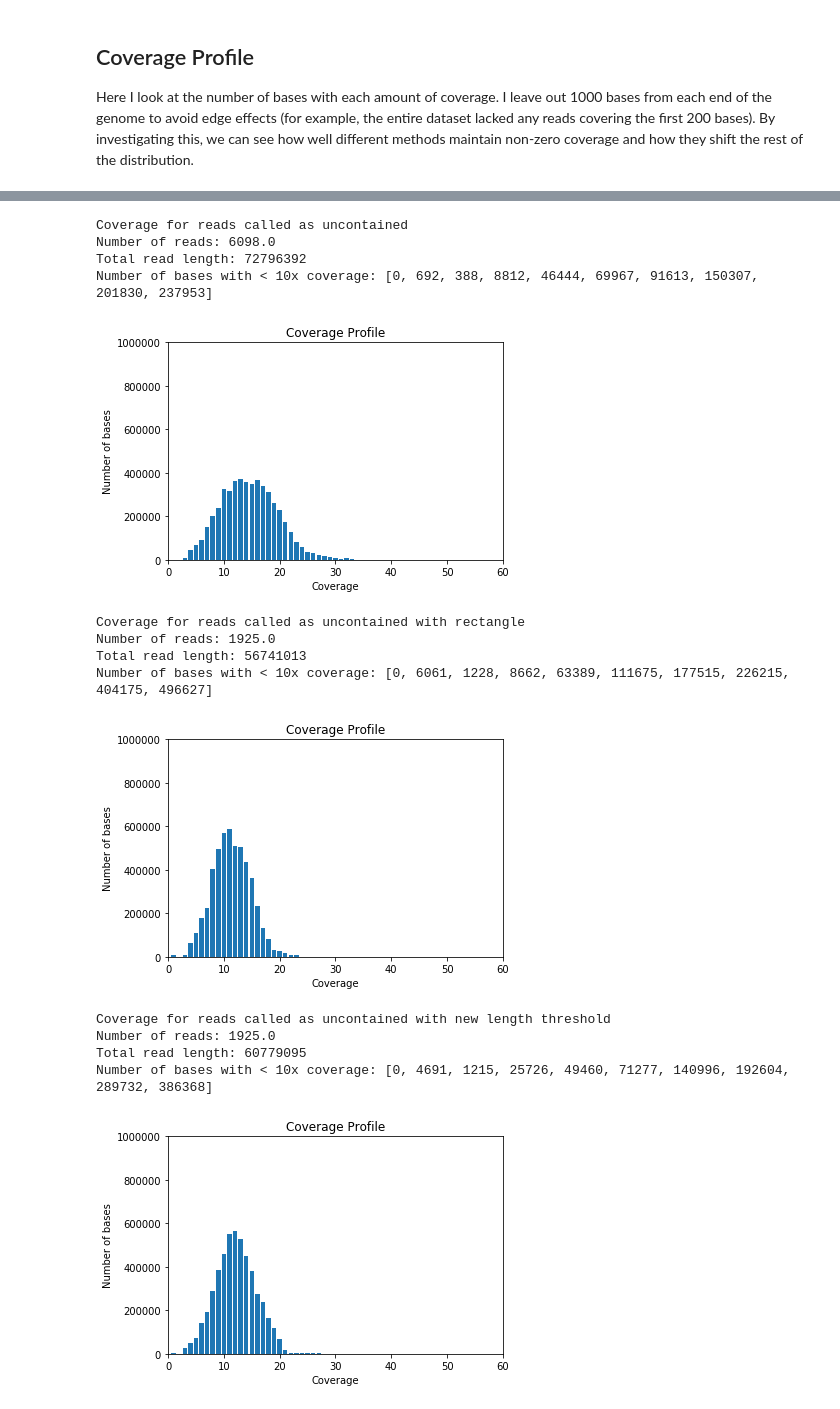
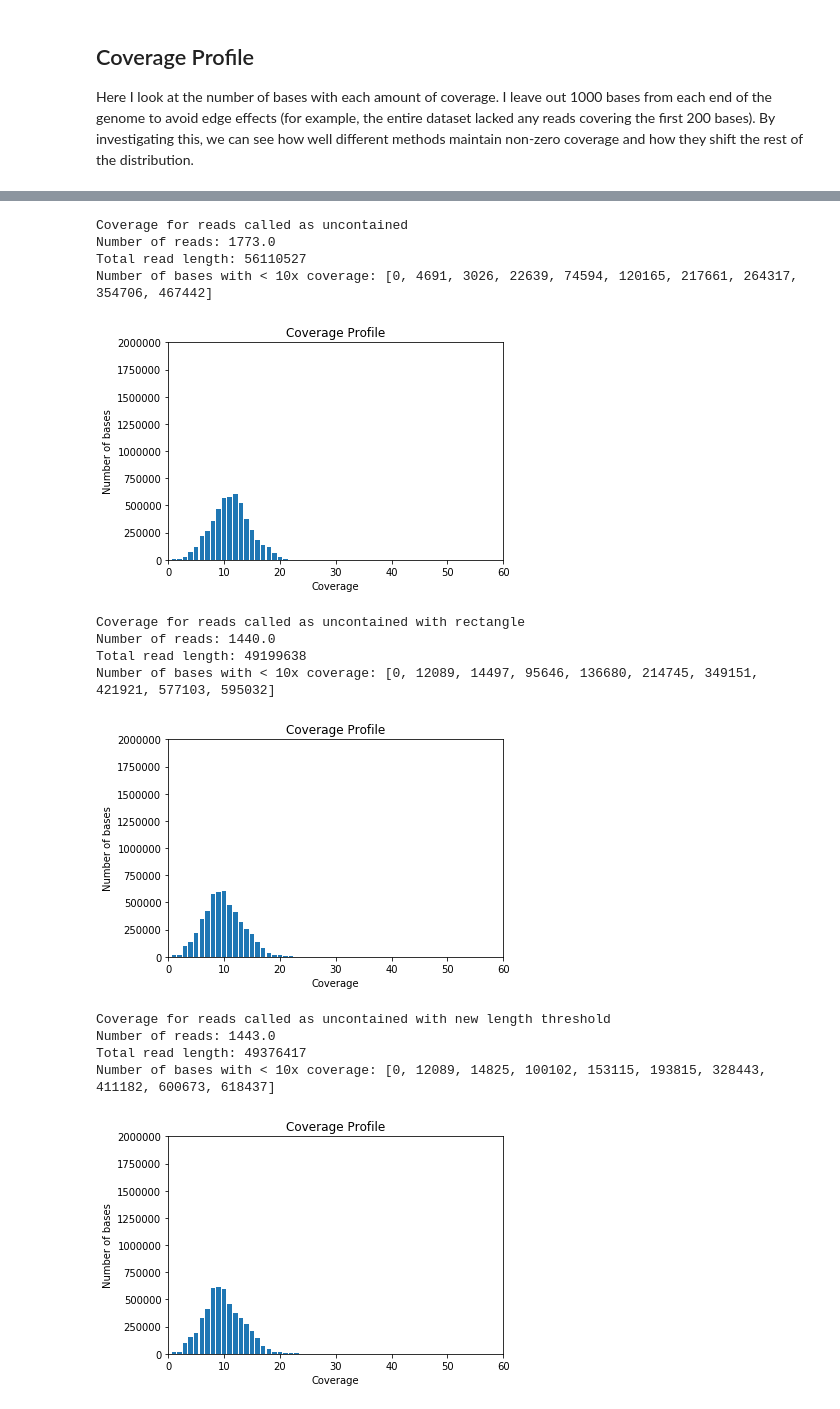
Before and after one commit to mkirsche/ContainedReadRemoval, a Jupyter notebook: sim/AnalyzeContainment.ipynb, the cells around one changed output, grey strips where cells are left out. Saved outputs shown, nothing was run; the diff lists cells and outputs as text; code cells hidden in the pictures.

```diff
--- a/sim/AnalyzeContainment.ipynb
+++ b/sim/AnalyzeContainment.ipynb
@@ -934,8 +933,8 @@ R^2 = 0.01198134586188651
 ## Updated Rectangle Approach with TEM Score
 Using an approach similar to the rectangle approach described above, I can apply a two-pass filter, first removing reads below a certain length, and then removing any remaining reads which have a TEM score above a certain threshold.
 # %%
-minLength = 18000
-maxThreshold = 0.02
+minLength = 25000
+maxThreshold = 0.03
 
 plt.scatter(containedLens, containedMEC, s = 1, c = curContainedColor)
 plt.plot([minLength, minLength], [0, maxThreshold], color='k', linestyle='-', linewidth=1)
@@ -1070,7 +1069,7 @@ def getCoverage(filterNames = set()):
         print('Number of bases with < 10x coverage: ' + str(vals[0:10]))
         vals = vals[0:realMaxCov+1]
         plt.bar([i for i in range(0, len(vals))], vals)
-        plt.ylim(0, 1000000)
+        plt.ylim(0, 2000000)
         plt.xlim(0, maxCoverage)
         plt.xlabel('Coverage')
         plt.ylabel('Number of bases')
@@ -1101,15 +1100,15 @@ Number of bases with < 10x coverage: [0, 359, 559, 223, 625, 69, 88, 488, 533, 2
 Coverage for reads called as uncontained
-Number of reads: 6098.0
-Total read length: 72796392
-Number of bases with < 10x coverage: [0, 692, 388, 8812, 46444, 69967, 91613, 150307, 201830, 237953]
+Number of reads: 1773.0
+Total read length: 56110527
+Number of bases with < 10x coverage: [0, 4691, 3026, 22639, 74594, 120165, 217661, 264317, 354706, 467442]
-[figure, old version]
+[figure, new version]
 Coverage for reads called as uncontained with rectangle
-Number of reads: 1925.0
-Total read length: 56741013
-Number of bases with < 10x coverage: [0, 6061, 1228, 8662, 63389, 111675, 177515, 226215, 404175, 496627]
+Number of reads: 1440.0
+Total read length: 49199638
+Number of bases with < 10x coverage: [0, 12089, 14497, 95646, 136680, 214745, 349151, 421921, 577103, 595032]
-[figure, old version]
+[figure, new version]
 Coverage for reads called as uncontained with new length threshold
-Number of reads: 1925.0
-Total read length: 60779095
-Number of bases with < 10x coverage: [0, 4691, 1215, 25726, 49460, 71277, 140996, 192604, 289732, 386368]
+Number of reads: 1443.0
+Total read length: 49376417
+Number of bases with < 10x coverage: [0, 12089, 14825, 100102, 153115, 193815, 328443, 411182, 600673, 618437]
-[figure, old version]
+[figure, new version]
```
Also changed, not shown: parts of 17 cells of this notebook, 9 other files.
